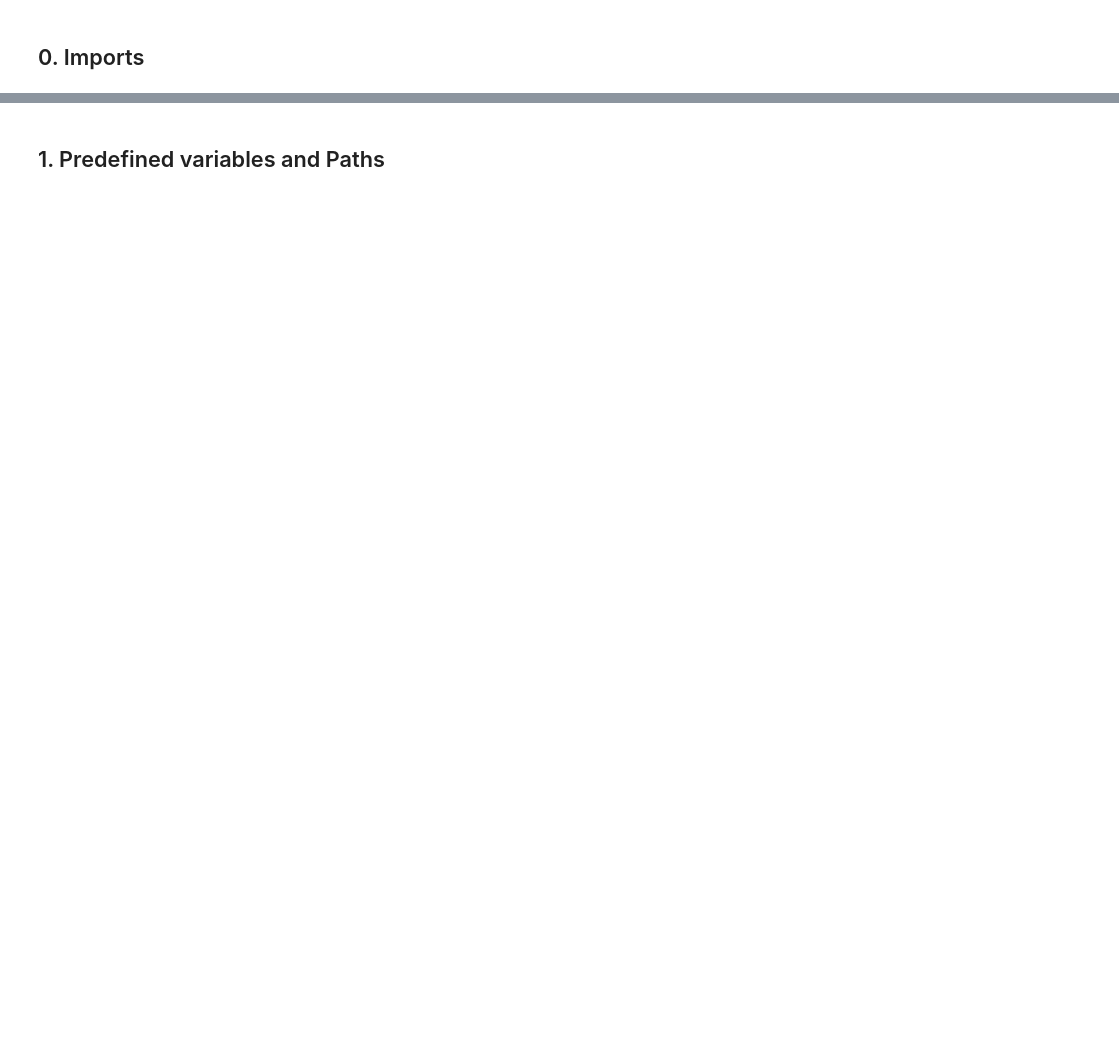
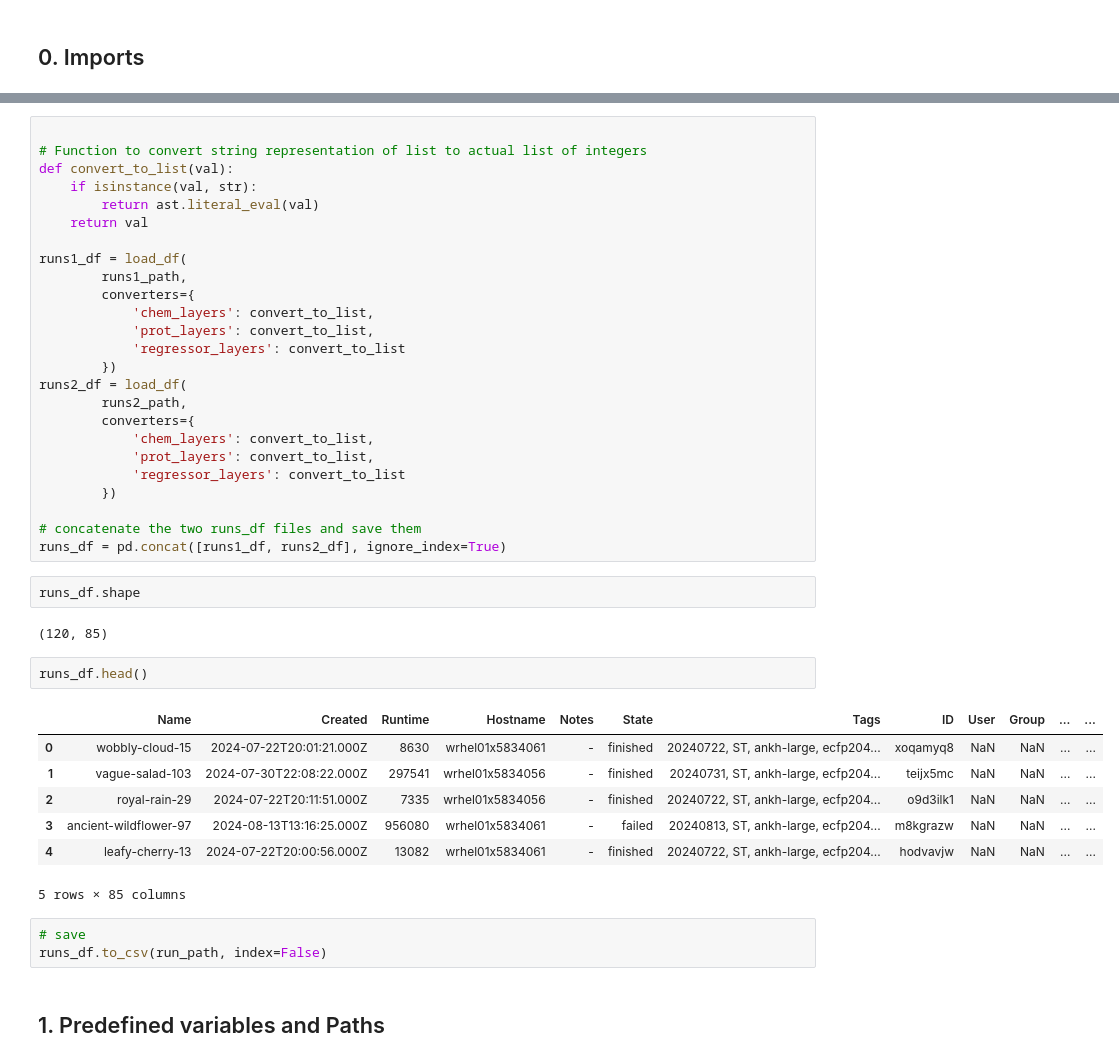
Before and after one commit to CDDLeiden/uqdd, a Jupyter notebook: models_reassessment.ipynb, the cells around one changed output, grey strips where cells are left out. Cells and saved outputs as stored; diff of their text form; blank space fills up the shorter version.

```diff
--- a/models_reassessment.ipynb
+++ b/models_reassessment.ipynb
@@ -33,3 +55,45 @@ Device: cuda
+# %%
+
+# Function to convert string representation of list to actual list of integers
+def convert_to_list(val):
+    if isinstance(val, str):
+        return ast.literal_eval(val)
+    return val
+
+runs1_df = load_df(
+        runs1_path,
+        converters={
+            'chem_layers': convert_to_list,
+            'prot_layers': convert_to_list,
+            'regressor_layers': convert_to_list
+        })
+runs2_df = load_df(
+        runs2_path,
+        converters={
+            'chem_layers': convert_to_list,
+            'prot_layers': convert_to_list,
+            'regressor_layers': convert_to_list
+        })
+
+# concatenate the two runs_df files and save them
+runs_df = pd.concat([runs1_df, runs2_df], ignore_index=True)
+# %%
+runs_df.shape
+# %% [output]
+(120, 85)
+# %%
+runs_df.head()
+# %% [output]
+|  | Name | Created | Runtime | Hostname | Notes | State | Tags | ID | User | Group | ... | ... |
+| 0 | wobbly-cloud-15 | 2024-07-22T20:01:21.000Z | 8630 | wrhel01x5834061 | - | finished | 20240722, ST, ankh-large, ecfp204... | xoqamyq8 | NaN | NaN | ... | ... |
+| 1 | vague-salad-103 | 2024-07-30T22:08:22.000Z | 297541 | wrhel01x5834056 | - | finished | 20240731, ST, ankh-large, ecfp204... | teijx5mc | NaN | NaN | ... | ... |
+| 2 | royal-rain-29 | 2024-07-22T20:11:51.000Z | 7335 | wrhel01x5834056 | - | finished | 20240722, ST, ankh-large, ecfp204... | o9d3ilk1 | NaN | NaN | ... | ... |
+| 3 | ancient-wildflower-97 | 2024-08-13T13:16:25.000Z | 956080 | wrhel01x5834061 | - | failed | 20240813, ST, ankh-large, ecfp204... | m8kgrazw | NaN | NaN | ... | ... |
+| 4 | leafy-cherry-13 | 2024-07-22T20:00:56.000Z | 13082 | wrhel01x5834061 | - | finished | 20240722, ST, ankh-large, ecfp204... | hodvavjw | NaN | NaN | ... | ... |
+5 rows × 85 columns
+# %%
+# save
+runs_df.to_csv(run_path, index=False)
 # %% [markdown]
 ## 1. Predefined variables and Paths
 # %%
```
Also changed, not shown: parts of 7 cells of this notebook, 23 other files.
